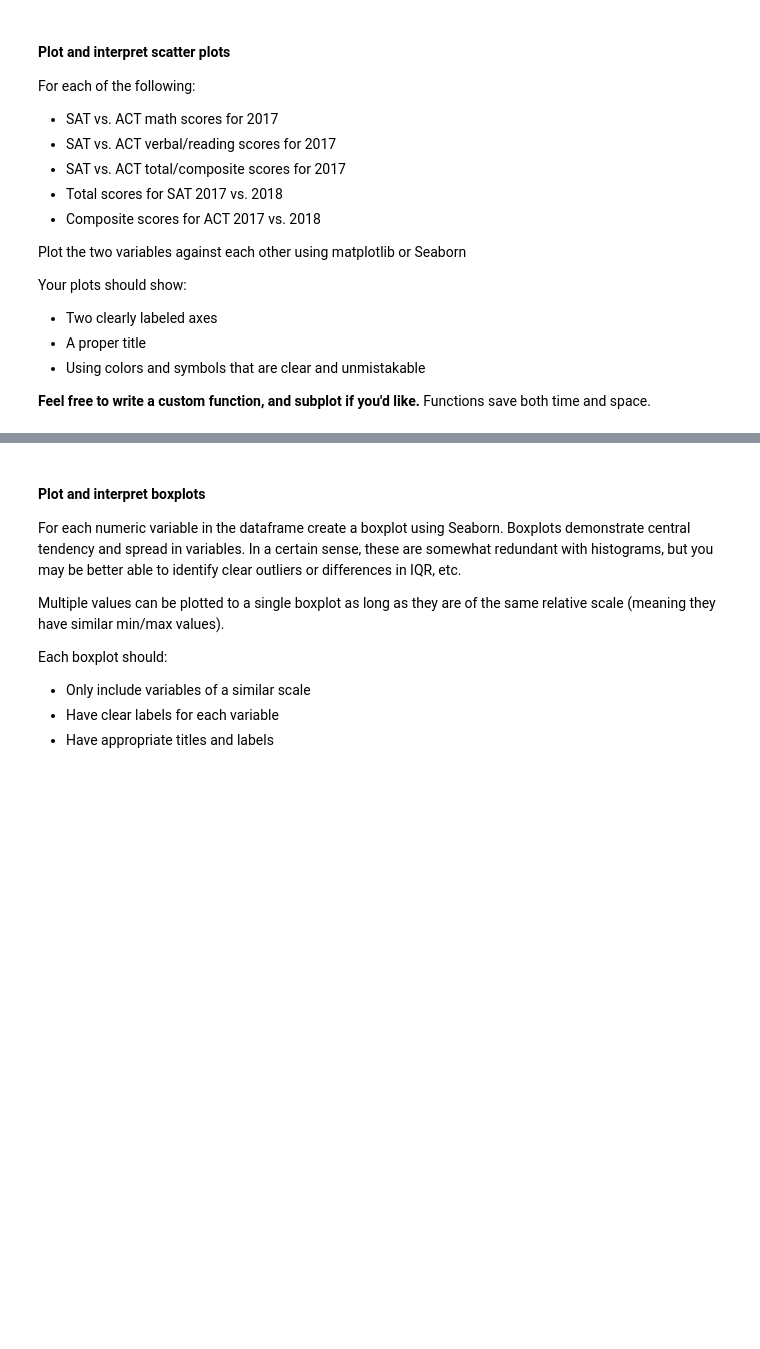
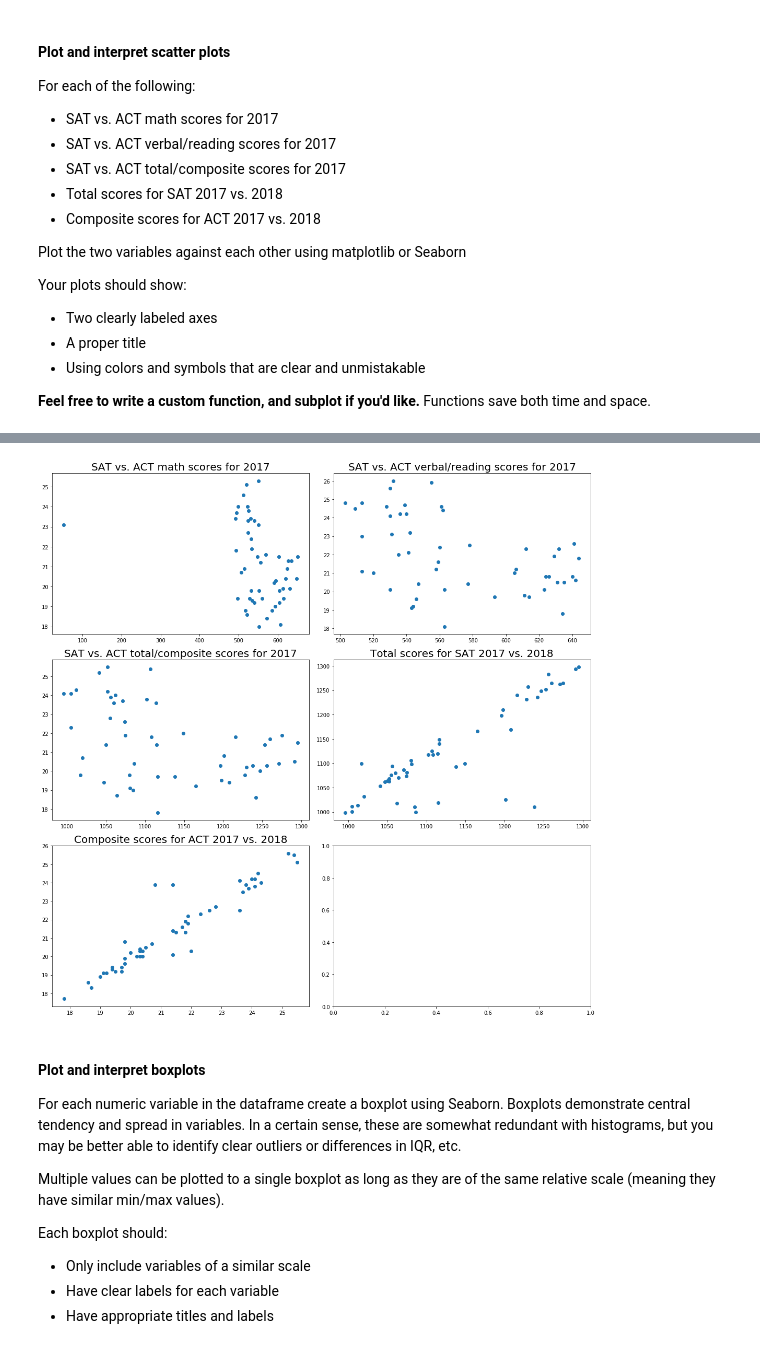
Before and after one commit to justinaugust/which-state-next, a Jupyter notebook: code/starter-code.ipynb, the cells around one changed output, grey strips where cells are left out. Cells and saved outputs as stored; diff of their text form; code cells hidden in the pictures; blank space fills up the shorter version.

```diff
--- a/code/starter-code.ipynb
+++ b/code/starter-code.ipynb
@@ -886,3 +1019,30 @@ Your plots should show:
+# %%
+scatter_dict = {
+    'SAT vs. ACT math scores for 2017':[
+        ['sat_math_2017','act_math_2017' ],
+        ['SAT Math Scores 2017','ACT Math Scores 2017' ]
+    ],
+    'SAT vs. ACT verbal/reading scores for 2017':[
+        ['sat_reading_writing_2017','act_reading_2017'],
+        ['SAT Reading & Writing\nScores 2017','ACT Reading Scores 2017']
+    ],
+    'SAT vs. ACT total/composite scores for 2017':[
+        ['sat_composite_2017','act_composite_2017'],
+        ['SAT Total Scores 2017', 'ACT Composite Scores 2017']
+    ],
+    'Total scores for SAT 2017 vs. 2018':[
+        ['sat_composite_2017','sat_composite_2018'],
+        ['SAT Total Scores 2017','SAT Total Scores 2018']
+    ],
+    'Composite scores for ACT 2017 vs. 2018':[
+        ['act_composite_2017','act_composite_2018'],
+        ['ACT Composite Scores 2017','ACT Composite Scores 2018']
+    ]
+}
+# %%
+scatter_subplots(combined, scatter_dict)
+# %% [output]
+[figure, added]
 # %% [markdown]
 #### Plot and interpret boxplots
 
```
Also changed, not shown: parts of 14 cells of this notebook.
